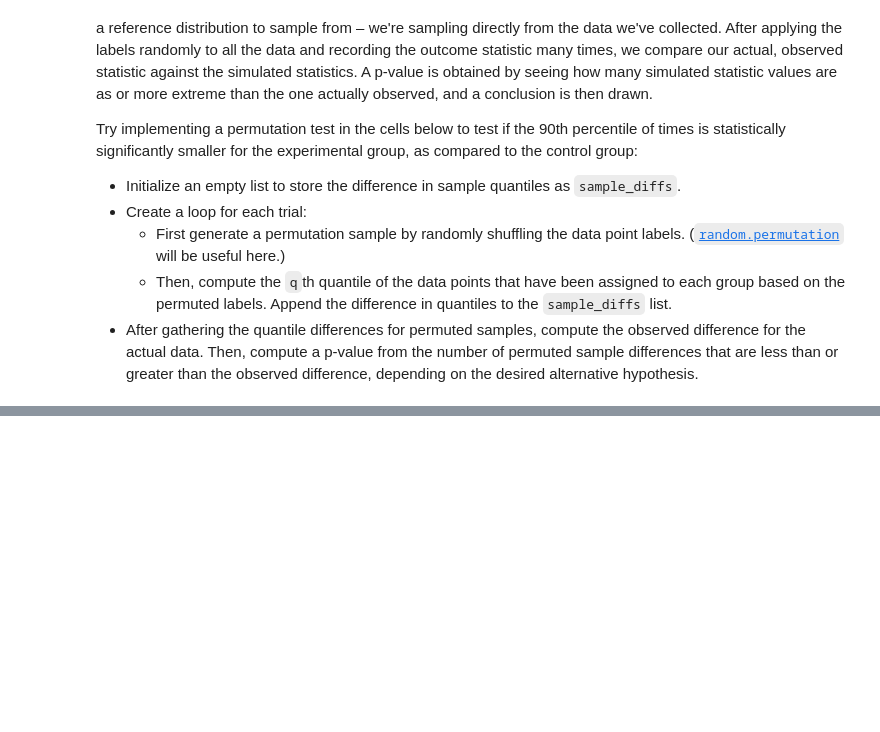
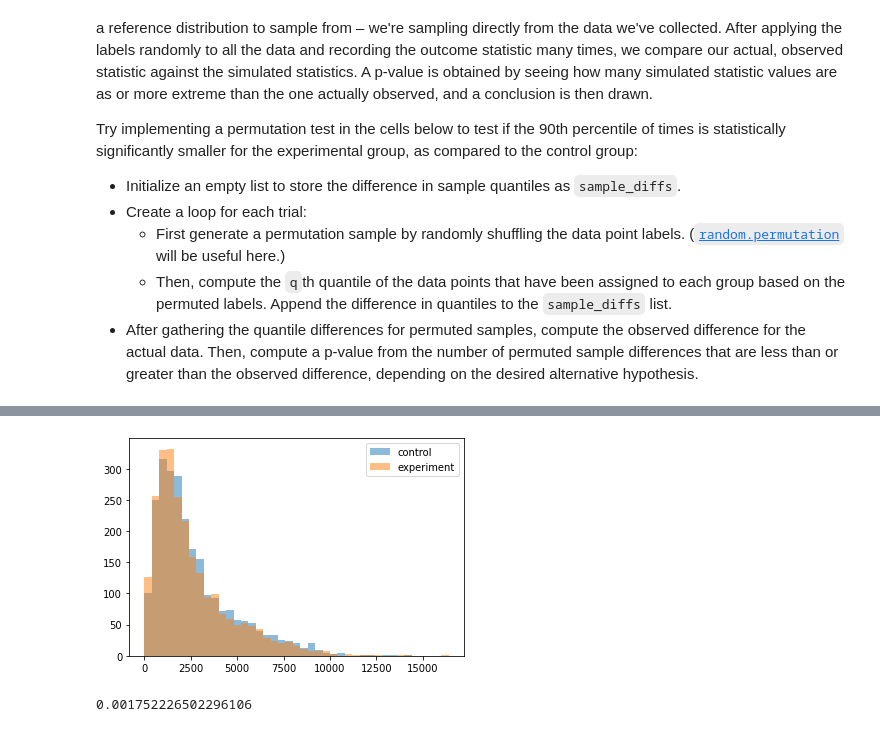
Before and after one commit to ChristopherDaigle/udacity_nano_ds, a Jupyter notebook: main_lessons/04_exp_des_recc/lesson_03_stat_con.ipynb, the cells around one changed output, grey strips where cells are left out. Cells and saved outputs as stored; diff of their text form; code cells hidden in the pictures; blank space fills up the shorter version.

```diff
--- a/main_lessons/04_exp_des_recc/lesson_03_stat_con.ipynb
+++ b/main_lessons/04_exp_des_recc/lesson_03_stat_con.ipynb
@@ -545,0 +688,3 @@ Try implementing a permutation test in the cells below to test if the 90th perce
+# %%
+data = pd.read_csv('01_stat_considerations/data/permutation_data.csv')
+data.head()
@@ -545,0 +698,14 @@ Try implementing a permutation test in the cells below to test if the 90th perce
+# %%
+# data visualization
+bin_borders = np.arange(0, data['time'].max()+400, 400)
+plt.hist(data[data['condition'] == 0]['time'], alpha = 0.5, bins = bin_borders)
+plt.hist(data[data['condition'] == 1]['time'], alpha = 0.5, bins = bin_borders)
+plt.legend(labels = ['control', 'experiment']);
+# %% [output]
+[figure, added]
+# %%
+ranked_sum(data[data['condition'] == 0]['time'],
+           data[data['condition'] == 1]['time'],
+           alternative = 'greater')
+# %% [output]
+0.001752226502296106
```
Also changed, not shown: parts of 21 cells of this notebook, 1 other file.
